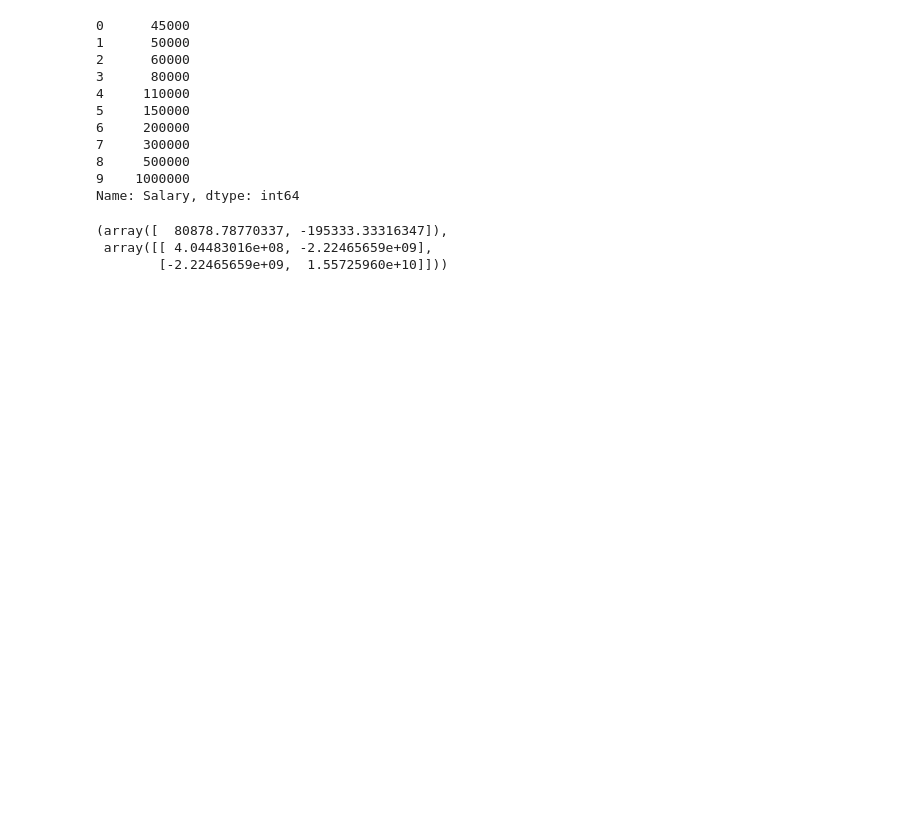
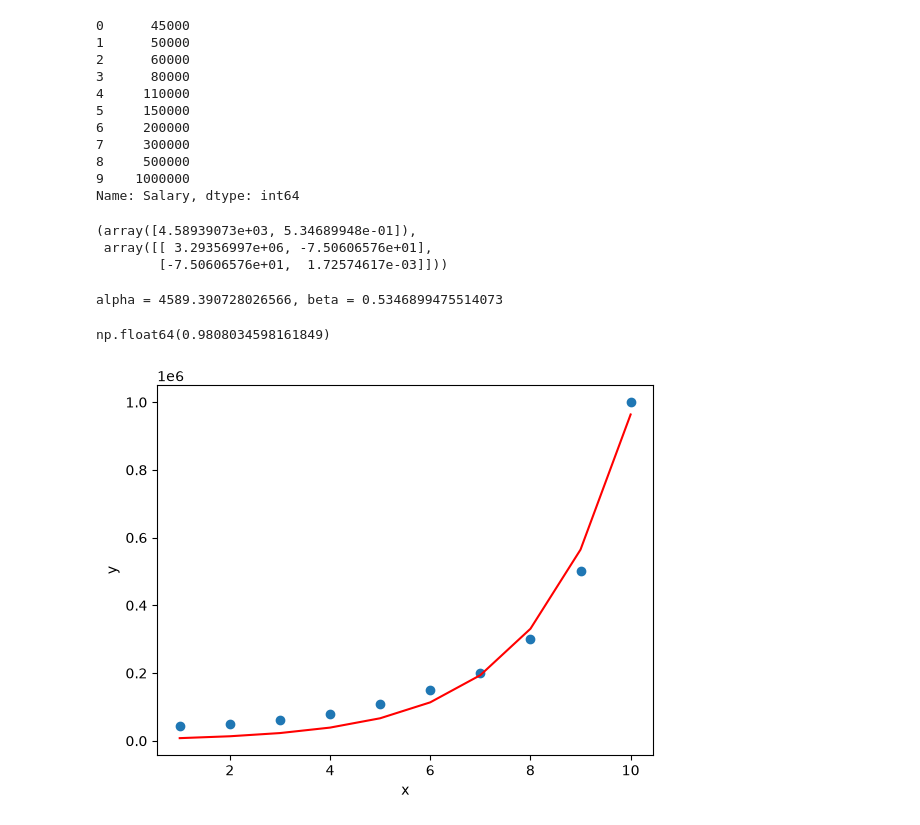
Before and after one commit to JoeyDuc/deep-learning, a Jupyter notebook: second-module/Non-linear Regression/Non-linear Regression Salaries.ipynb, the cells around one changed output. Cells and saved outputs as stored; diff of their text form; code cells hidden in the pictures; blank space fills up the shorter version.

```diff
--- a/second-module/Non-linear Regression/Non-linear Regression Salaries.ipynb
+++ b/second-module/Non-linear Regression/Non-linear Regression Salaries.ipynb
@@ -330,6 +330,7 @@ from scipy import optimize
 
 def func(x, a, b):
     y = a * x + b
+    y = a * np.exp(b * X)
     return y
 # %%
 X
@@ -362,9 +363,24 @@ Name: Salary, dtype: int64
 # %%
 optimize.curve_fit(func, xdata = X, ydata = y)
 # %% [output]
-(array([  80878.78770337, -195333.33316347]),
- array([[ 4.04483016e+08, -2.22465659e+09],
-        [-2.22465659e+09,  1.55725960e+10]]))
+(array([4.58939073e+03, 5.34689948e-01]),
+ array([[ 3.29356997e+06, -7.50606576e+01],
+        [-7.50606576e+01,  1.72574617e-03]]))
 # %%
 alpha, beta = optimize.curve_fit(func, xdata = X, ydata = y)[0]
 print(f'alpha = {alpha}, beta = {beta}')
+# %% [output]
+alpha = 4589.390728026566, beta = 0.5346899475514073
+# %%
+y_pred = func(X, alpha, beta)
+r2score(y_pred, y)
+# %% [output]
+np.float64(0.9808034598161849)
+# %%
+plt.scatter(X, y)
+plt.plot(X, alpha * np.exp(X * beta), 'r')
+plt.xlabel('x')
+plt.ylabel('y')
+plt.show()
+# %% [output]
+[figure, added]
```
Also changed, not shown: parts of 10 cells of this notebook, 16 other files.
